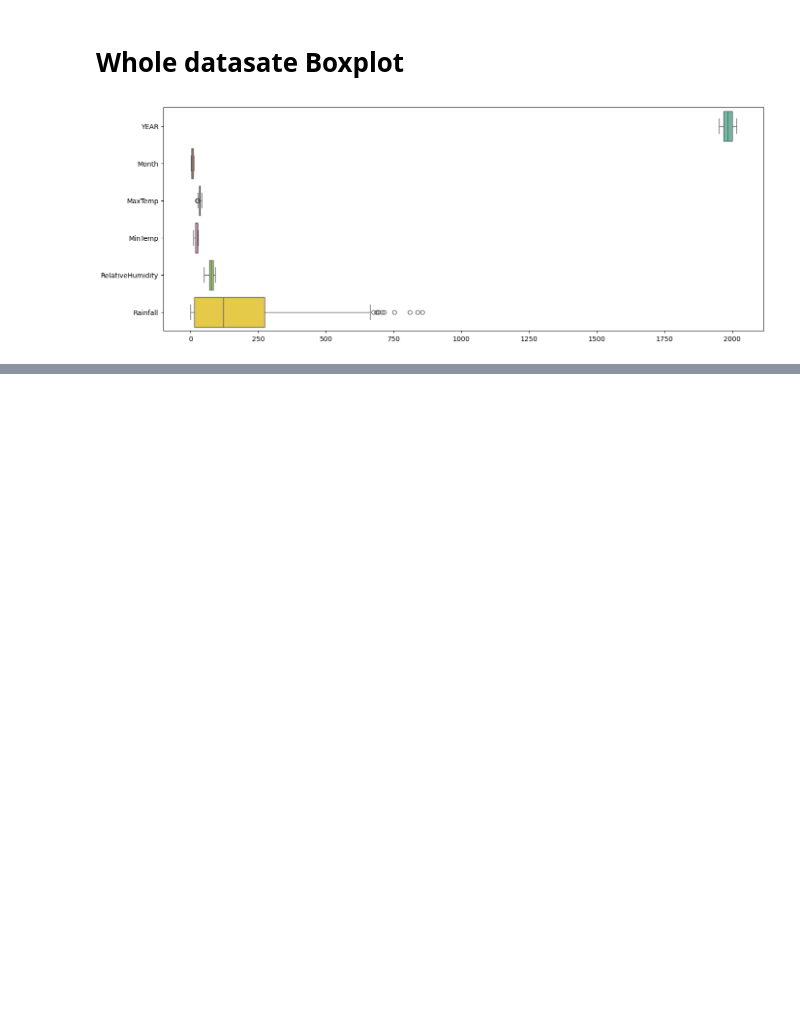
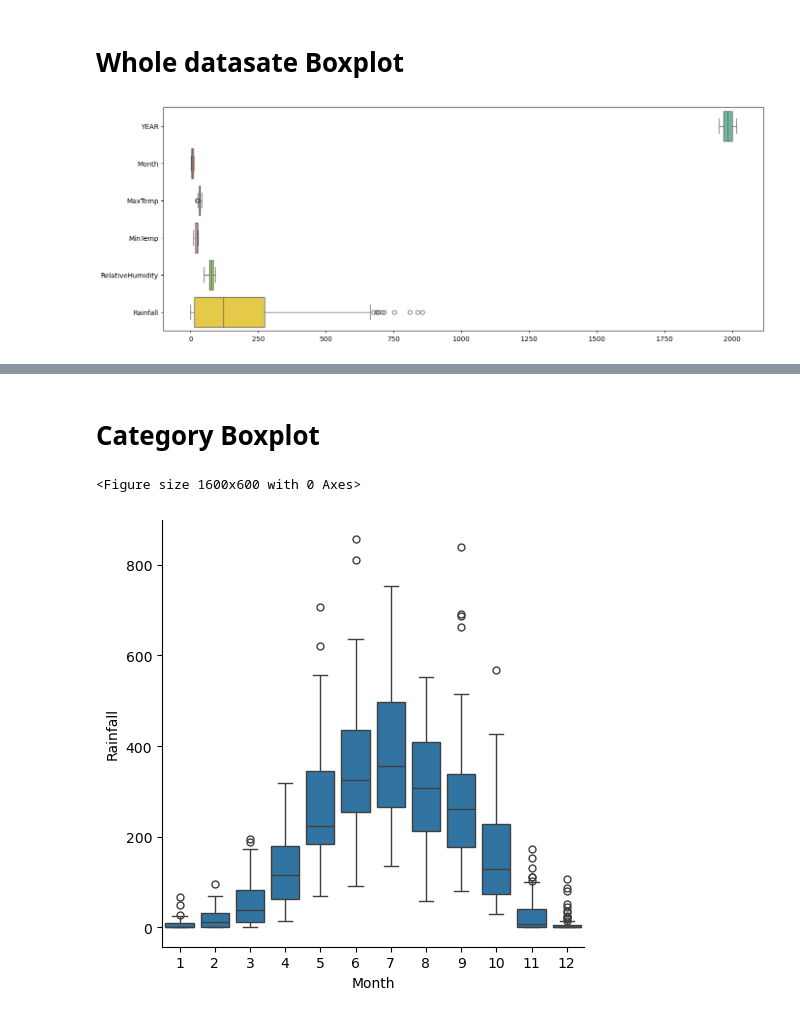
Before and after one commit to Shehab-Sarker/Data-Science-Basic, a Jupyter notebook: Explory_Data_Analysis.ipynb, the cells around one changed output, grey strips where cells are left out. Cells and saved outputs as stored; diff of their text form; code cells hidden in the pictures; blank space fills up the shorter version.

```diff
--- a/Explory_Data_Analysis.ipynb
+++ b/Explory_Data_Analysis.ipynb
@@ -145,0 +172,8 @@ ax=sns.boxplot(data=df,orient="h",palette="Set2")
+# %% [markdown]
+# Category Boxplot
+# %%
+plt.figure(figsize=(16,6))
+ax=sns.catplot(x="Month", y="Rainfall", kind="box",data=df)
+# %% [output]
+<Figure size 1600x600 with 0 Axes>
+[figure, added]
```
Also changed, not shown: parts of 21 cells of this notebook.
